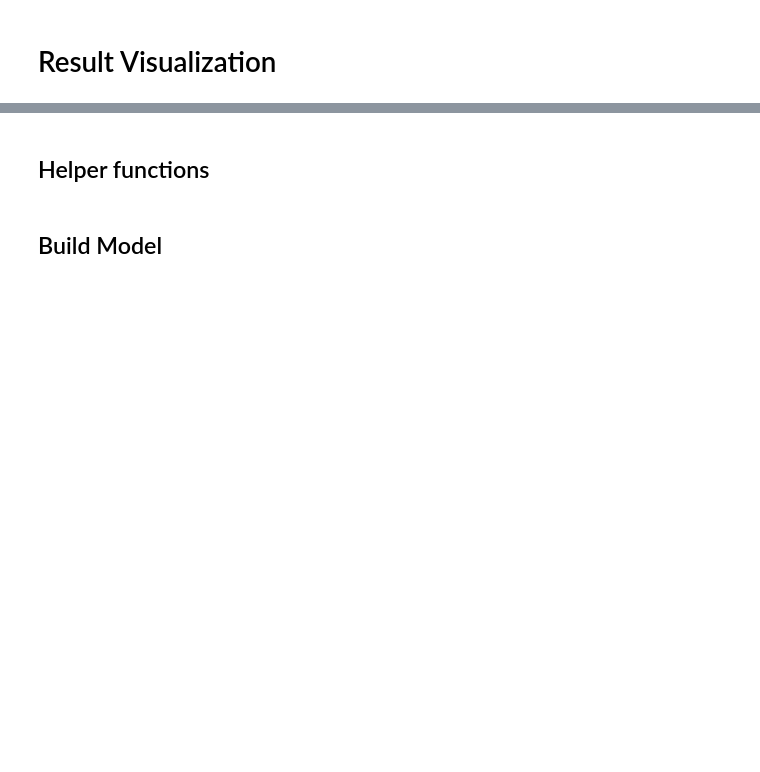
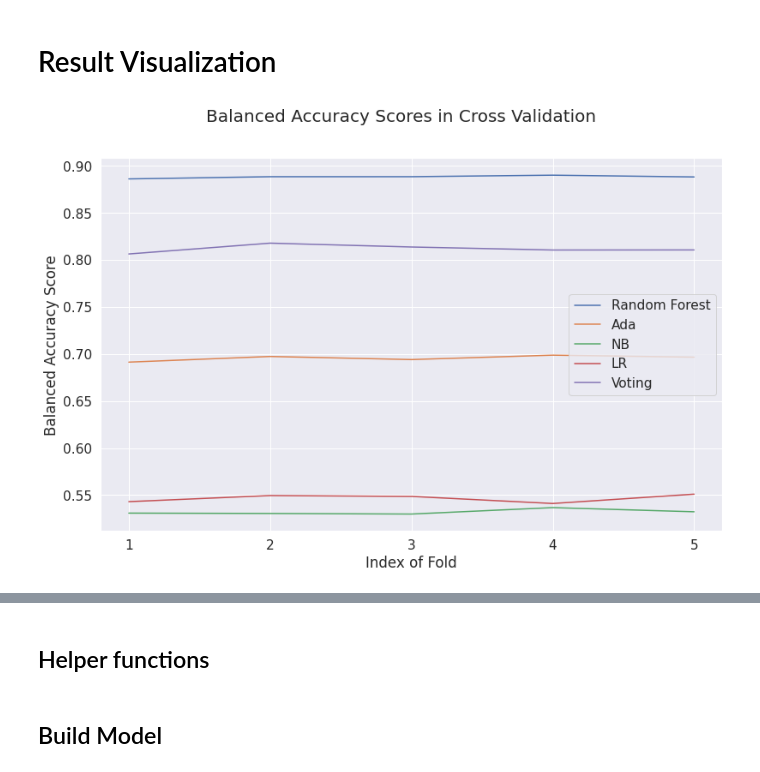
Before and after one commit to GYIKOO/UCIMLHackathon21, a Jupyter notebook: Classification.ipynb, the cells around one changed output, grey strips where cells are left out. Drawn from its saved outputs; the diff is of its cells as text; code cells hidden in the pictures; blank space fills up the shorter version.

```diff
--- a/Classification.ipynb
+++ b/Classification.ipynb
@@ -679,5 +619,16 @@ df = pd.DataFrame({'Classifier':clf,
                    'Sensitivity':sen,
                    'Specificity':spe,
                    'CV':[1,2,3,4,5]*5})
+# %%
+f, a = plt.subplots(1,1,figsize=(13,8))
+f = sns.lineplot(x='CV',y='Accuracy Score',hue='Classifier',data=df)
+a.xaxis.set_major_locator(MaxNLocator(integer=True))
+plt.suptitle('Balanced Accuracy Scores in Cross Validation', fontsize=20)
+plt.ylabel('Balanced Accuracy Score')
+plt.xlabel('Index of Fold')
+plt.legend()
+plt.show()
+# %% [output]
+[figure, added]
 # %%
 f, a = plt.subplots(1,1,figsize=(12,7))
```
Also changed, not shown: parts of 26 cells of this notebook.
